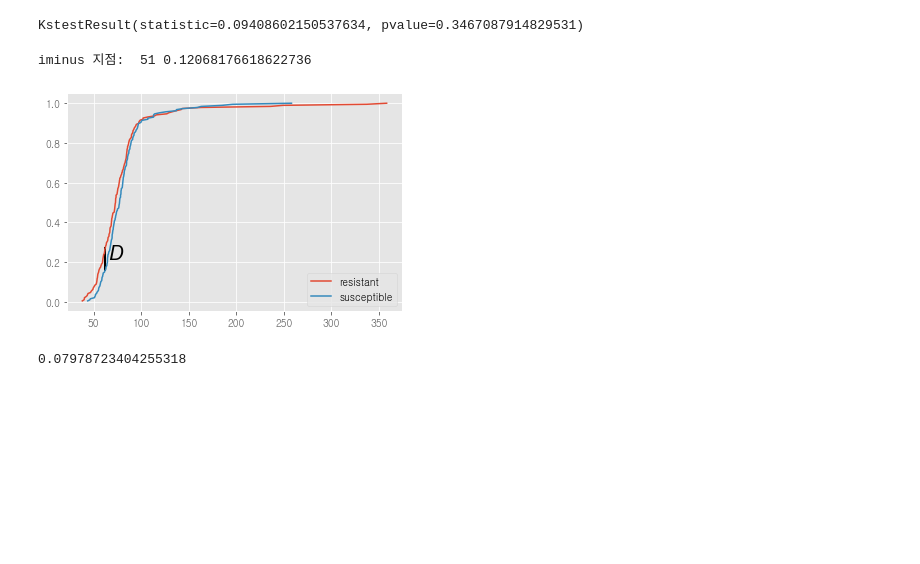
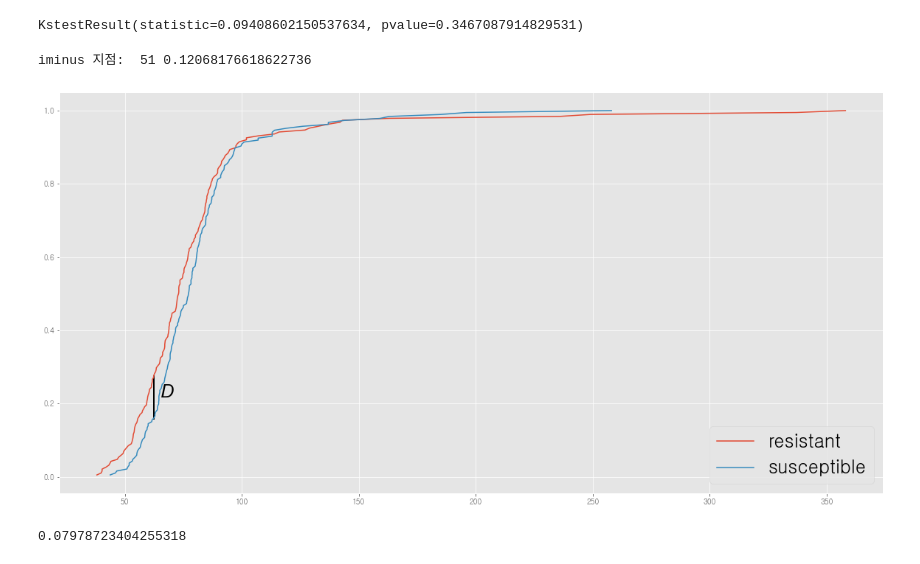
Before and after one commit to bub3690/22-1_multivariate, a Jupyter notebook: final_project/Figure.ipynb, the cells around one changed output. Drawn from its saved outputs; the diff is of its cells as text; code cells hidden in the pictures; blank space fills up the shorter version.

```diff
--- a/final_project/Figure.ipynb
+++ b/final_project/Figure.ipynb
@@ -72,6 +72,7 @@ KstestResult(statistic=0.15122397620681766, pvalue=0.023705872959253194)
 # fit an empirical cdf to a bimodal dataset
 from numpy import hstack
 from statsmodels.distributions.empirical_distribution import ECDF
+plt.figure(figsize=(20,10))
 
 # fit a cdf
 ecdf = ECDF(tolerance['iDBP'])
@@ -86,14 +87,16 @@ print("iminus 지점: ",iminus,gaps[iminus])
 plt.plot(ecdf.x, ecdf.y,label='resistant')
 plt.plot(ecdf2.x, ecdf2.y,label='susceptible')
 plt.vlines([ecdf.x[1:][iminus]], ecdf2(ecdf.x[1:][iminus]),ecdf(ecdf.x[1:][iminus]), color='k', linestyle='solid', lw=2)
-plt.text(ecdf.x[1:][iminus]+3,(ecdf2(ecdf.x[1:][iminus])+ecdf(ecdf.x[1:][iminus]))/2 ,
+plt.text(ecdf.x[1:][iminus]+1,(ecdf2(ecdf.x[1:][iminus])+ecdf(ecdf.x[1:][iminus]))/2 ,
          'D',
          fontdict={'family': 'Arial',
           'color':  'black',
           'style': 'italic',
-          'size': 20}
+          'size': 25}
         )
+plt.rc('legend', fontsize=25)
 plt.legend()
+
 plt.savefig('./iDBP.png')
 plt.show()
 # %% [output]
@@ -128,35 +131,38 @@ KstestResult(statistic=0.09408602150537634, pvalue=0.3467087914829531)
 
 # fit an empirical cdf to a bimodal dataset
 from numpy import hstack
 from statsmodels.distributions.empirical_distribution import ECDF
+plt.figure(figsize=(20,10))
+
 # generate a sample
 sample = hstack((tolerance['pO2'], sensibility['pO2']))
 # fit a cdf
 ecdf = ECDF(tolerance['pO2'])
 ecdf2 = ECDF(sensibility['pO2'])
 
 gaps=np.abs(ecdf2(ecdf.x[1:]) - ecdf(ecdf.x[1:]))
 iminus= np.argmax(gaps)
 
 print("iminus 지점: ",iminus,gaps[iminus])
 
 # plot the cdf
 plt.plot(ecdf.x, ecdf.y,label='resistant')
 plt.plot(ecdf2.x, ecdf2.y,label='susceptible')
 plt.vlines([ecdf.x[1:][iminus]], ecdf2(ecdf.x[1:][iminus]),ecdf(ecdf.x[1:][iminus]), color='k', linestyle='solid', lw=2)
 plt.text(ecdf.x[1:][iminus]+3,(ecdf2(ecdf.x[1:][iminus])+ecdf(ecdf.x[1:][iminus]))/2 ,
          'D',
          fontdict={'family': 'Arial',
           'color':  'black',
           'style': 'italic',
-          'size': 20}
+          'size': 25}
         )
+plt.rc('legend', fontsize=25)
 plt.legend()
 plt.savefig('./pO2.png')
 plt.show()
 # %% [output]
 iminus 지점:  51 0.12068176618622736
-[figure, old version]
+[figure, new version]
 # %%
 ecdf(iminus)
 # %% [output]
```
Also changed, not shown: parts of 1 cell of this notebook, 6 other files.
